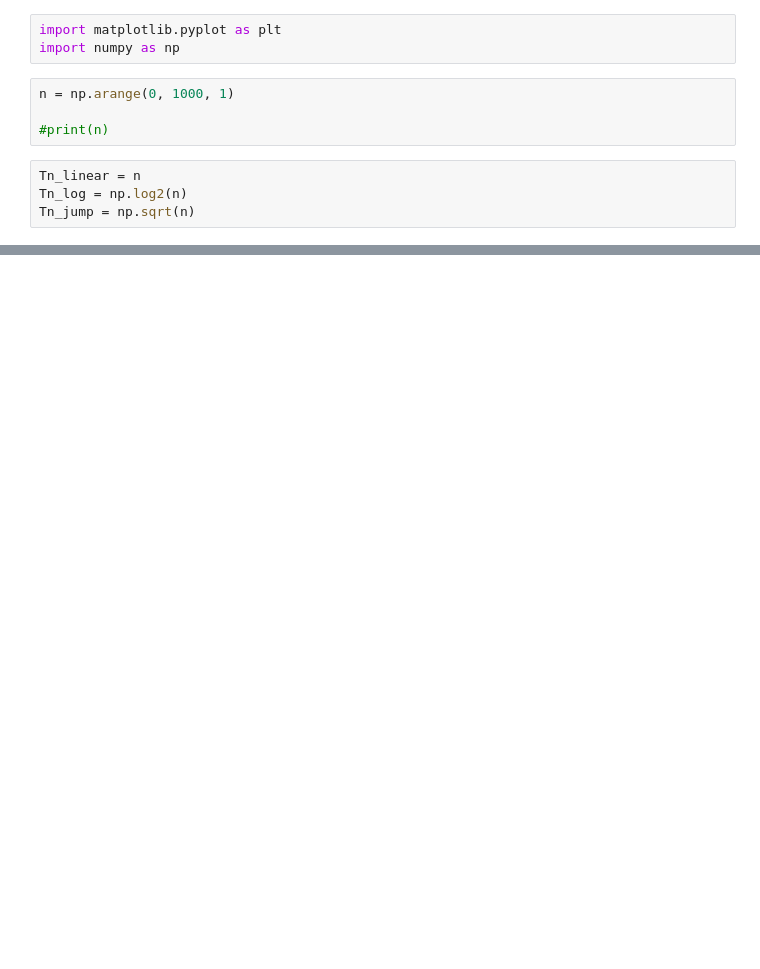
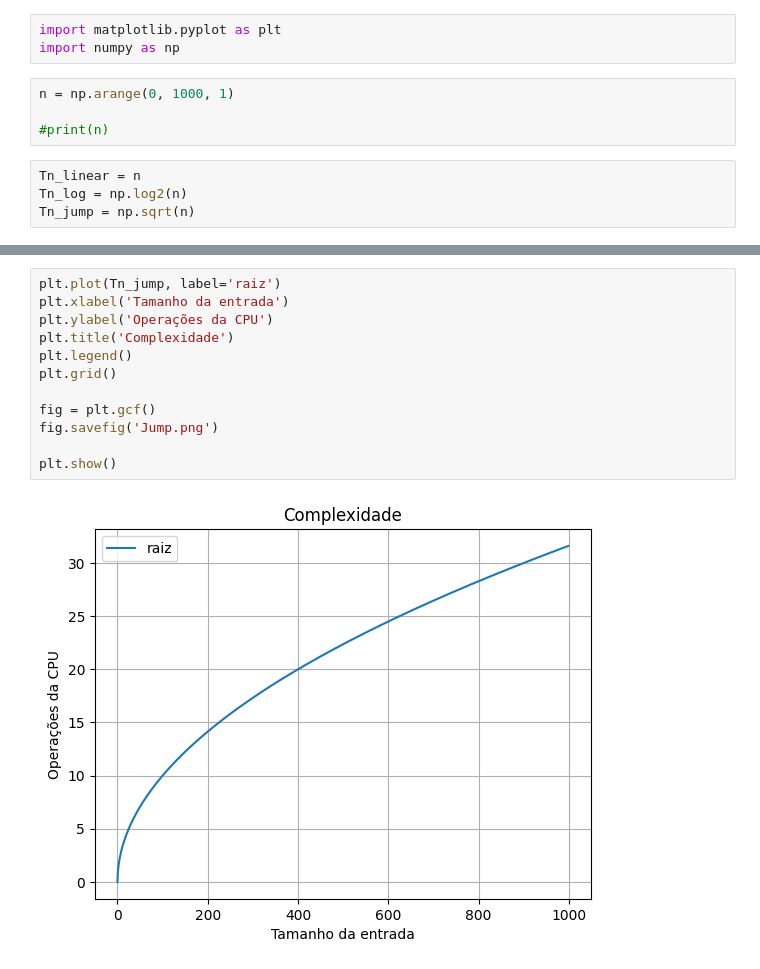
Before and after one commit to classroom-ufersa/JumpSearch, a Jupyter notebook: Jumpsearch.py/Notebooks/complexidade.ipynb, the cells around one changed output, grey strips where cells are left out. Saved outputs shown, nothing was run; the diff lists cells and outputs as text; blank space fills up the shorter version.

```diff
--- a/Jumpsearch.py/Notebooks/complexidade.ipynb
+++ b/Jumpsearch.py/Notebooks/complexidade.ipynb
@@ -27,0 +28,14 @@ plt.show()
+# %%
+plt.plot(Tn_jump, label='raiz')
+plt.xlabel('Tamanho da entrada')
+plt.ylabel('Operações da CPU')
+plt.title('Complexidade')
+plt.legend()
+plt.grid()
+
+fig = plt.gcf()
+fig.savefig('Jump.png')
+
+plt.show()
+# %% [output]
+[figure, added]
```
Also changed, not shown: parts of 1 cell of this notebook, 1 other file.
